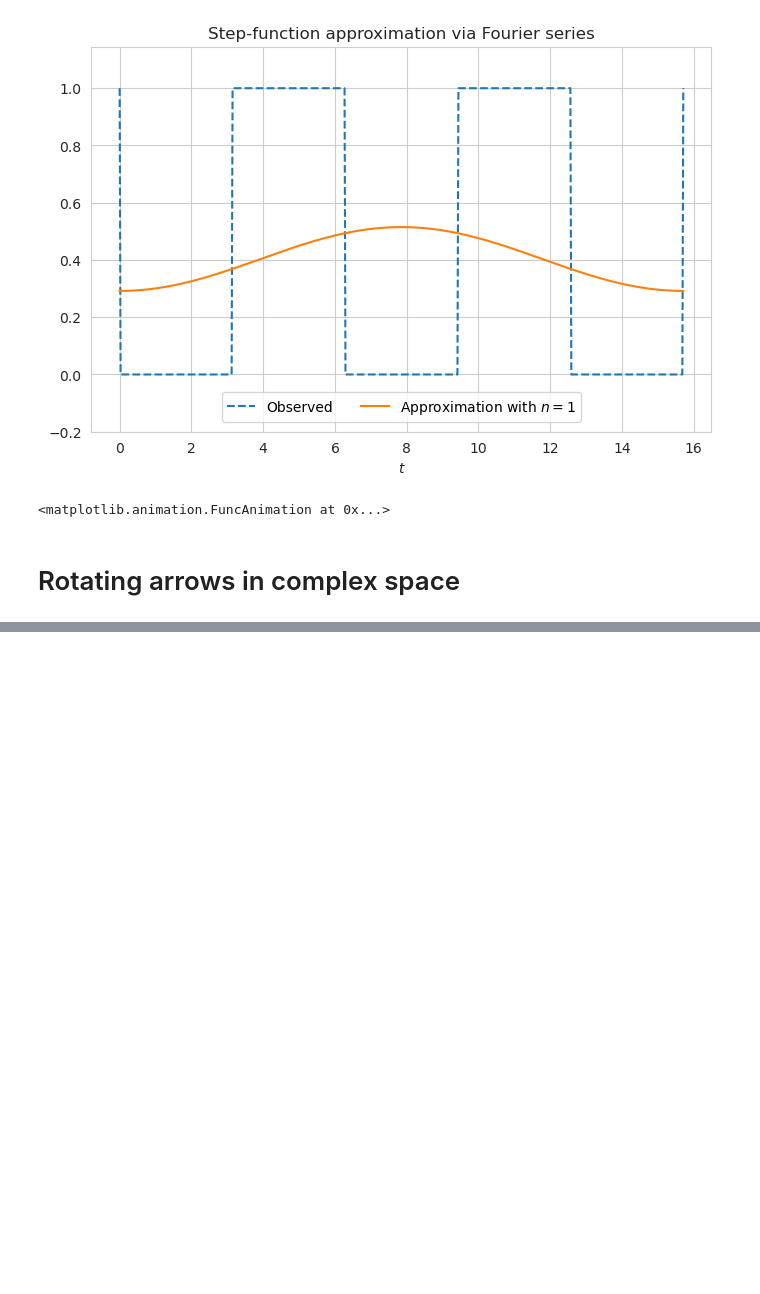
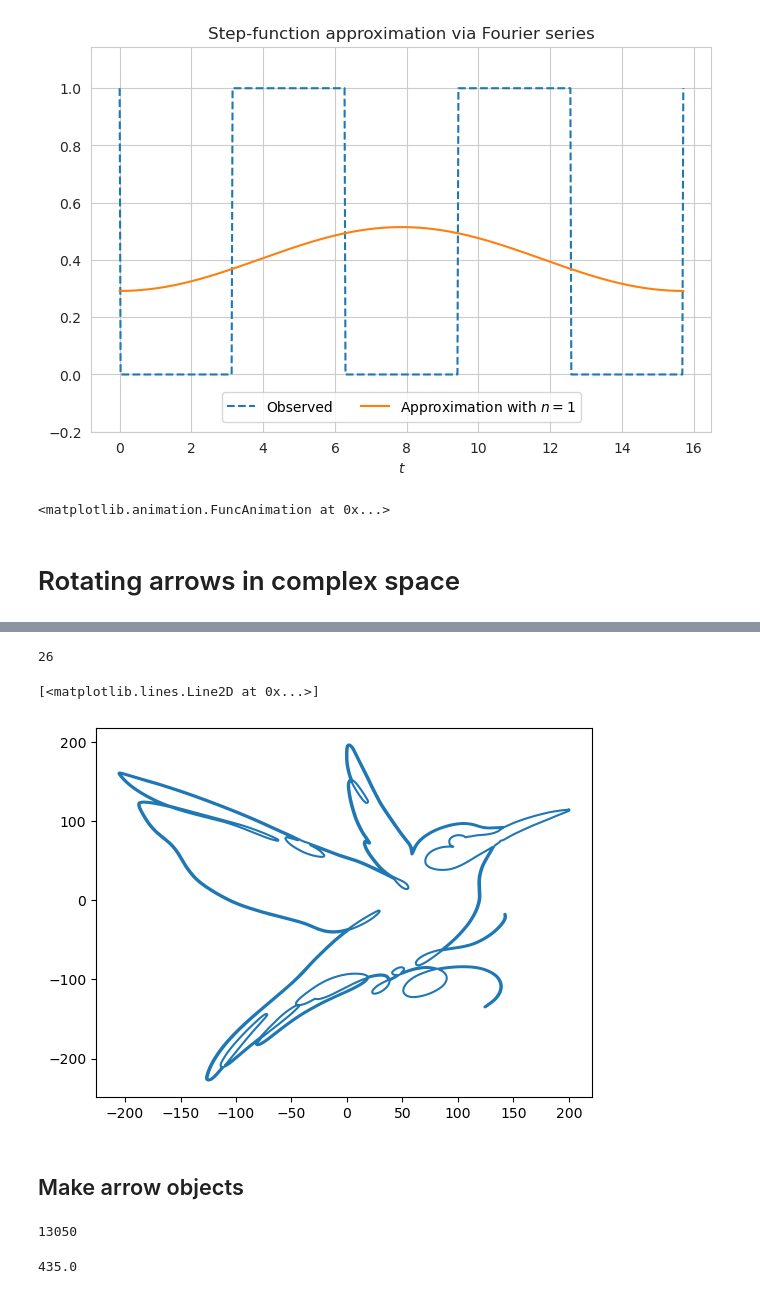
Before and after one commit to vzahorui/vzahorui.github.io, a Jupyter notebook: jupyter_notebooks/approximation/fourier_series.ipynb, the cells around one changed output, grey strips where cells are left out. Cells and saved outputs as stored; diff of their text form; code cells hidden in the pictures; blank space fills up the shorter version.

```diff
--- a/jupyter_notebooks/approximation/fourier_series.ipynb
+++ b/jupyter_notebooks/approximation/fourier_series.ipynb
@@ -178,0 +386,6 @@ NameError: name 'abc' is not defined
+# %%
+svg_path_data_split = svg_path_data.split('z')
+# %%
+len(svg_path_data_split)
+# %% [output]
+26
@@ -178,0 +456,57 @@ NameError: name 'abc' is not defined
+# %%
+divs = 30
+t = np.linspace(0, 1, divs)  # time periods within a single Bezier curve
+
+x, y = np.array([]), np.array([])
+
+start = (0, 0)
+new_start = (0, 0)
+set_start = False
+linear_coordinates = []
+bezier_coordinates = []
+relative = True
+
+for i in bezier_elements:
+    if i[0] == 'M':
+        set_start = True
+    elif i[0] in ('C', 'c', 'L', 'l'):
+        curve_type = i[0]
+        if i[0] in ('C', 'L'):
+            relative = False
+        elif i[0] in ('c', 'l'):
+            relative = True
+    elif i[0] == 'z':
+        pass  # go to start
+    else:  # if a coordinate
+        x_coord, y_coord = float(i[1]), float(i[2])
+        if set_start:
+           new_start = x_coord, y_coord
+           set_start = False
+        else:
+            # based on the curve type consume the number and decide which p is that
+            if curve_type in ('C', 'c'):
+                if len(bezier_coordinates) < 3:
+                    bezier_coordinates.append((x_coord, y_coord))
+                if len(bezier_coordinates) == 3:
+                    x_curve, y_curve, new_start = cubic_bezier_curve(
+                        t,
+                        new_start,
+                        bezier_coordinates[0],
+                        bezier_coordinates[1],
+                        bezier_coordinates[2],
+                        relative
+                    )
+                    bezier_coordinates = []
+                    x = np.concatenate([x, x_curve])
+                    y = np.concatenate([y, y_curve])
+
+x = x - np.mean(x)
+y = (y - np.mean(y)) * (-1)  # multiply by -1 in order to flip the image top to bottom
+
+fig, ax = plt.subplots()
+ax.plot(x, y)
+# %% [output]
+[<matplotlib.lines.Line2D at 0x...>]
+[figure, added]
+# %% [markdown]
+## Make arrow objects
@@ -178,0 +538,8 @@ NameError: name 'abc' is not defined
+# %%
+len(x)
+# %% [output]
+13050
+# %%
+len(x)/30
+# %% [output]
+435.0
```
Also changed, not shown: parts of 15 cells of this notebook, 4 other files.
